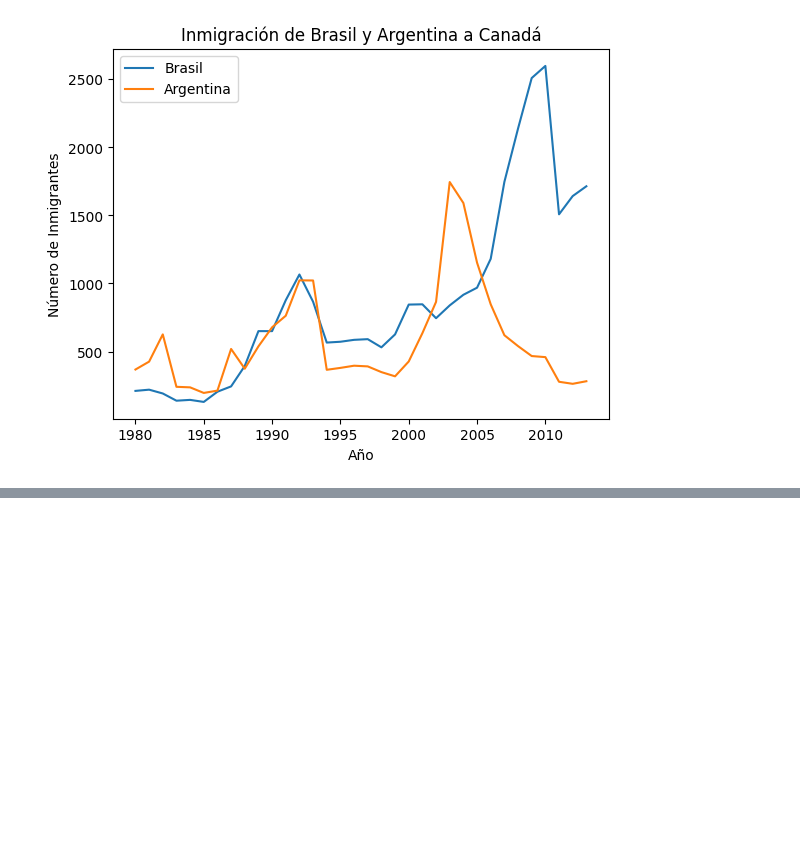
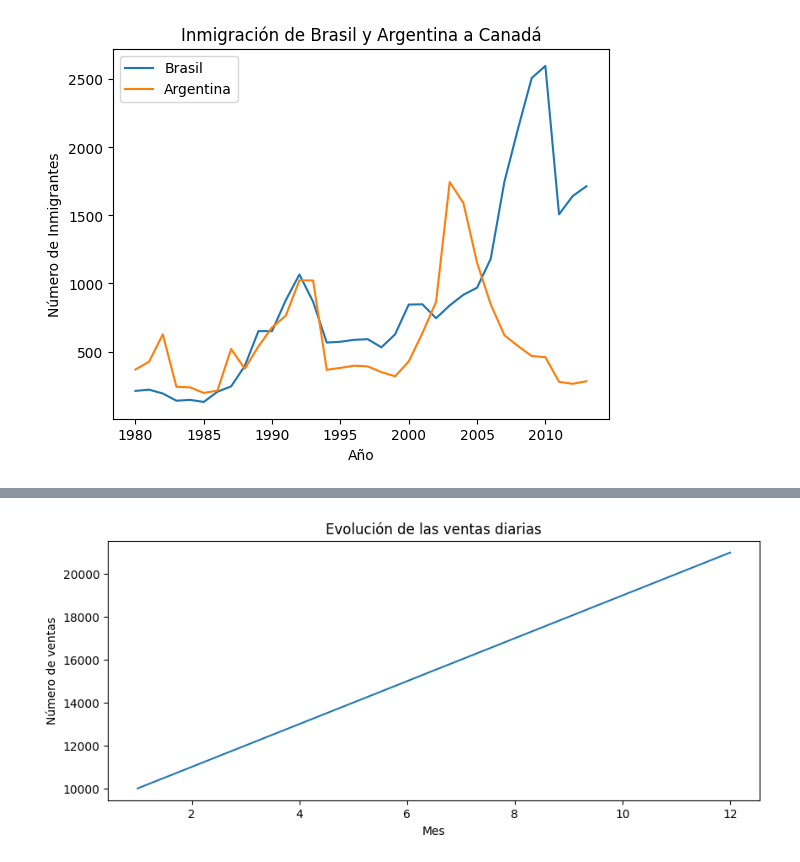
Before and after one commit to Starleen1996/Pandas-E-S, a Jupyter notebook: Visualización_de_datos.ipynb, the cells around one changed output, grey strips where cells are left out. Cells and saved outputs as stored; diff of their text form; code cells hidden in the pictures; blank space fills up the shorter version.

```diff
--- a/Visualización_de_datos.ipynb
+++ b/Visualización_de_datos.ipynb
@@ -223,0 +241,18 @@ plt.show()
+# %%
+import pandas as pd
+
+datos_ventas = {
+    'mes': [1, 2, 3, 4, 5, 6, 7, 8, 9, 10, 11, 12],
+    'ventas': [10000, 11000, 12000, 13000, 14000, 15000, 16000, 17000, 18000, 19000, 20000, 21000]
+}
+
+df = pd.DataFrame(datos_ventas)
+# %%
+fig, ax = plt.subplots(figsize=(10, 4))
+ax.plot(df['mes'], df['ventas'])
+ax.set_title('Evolución de las ventas diarias')
+ax.set_ylabel('Número de ventas')
+ax.set_xlabel('Mes')
+plt.show()
+# %% [output]
+[figure, added]
```
Also changed, not shown: parts of 14 cells of this notebook.
